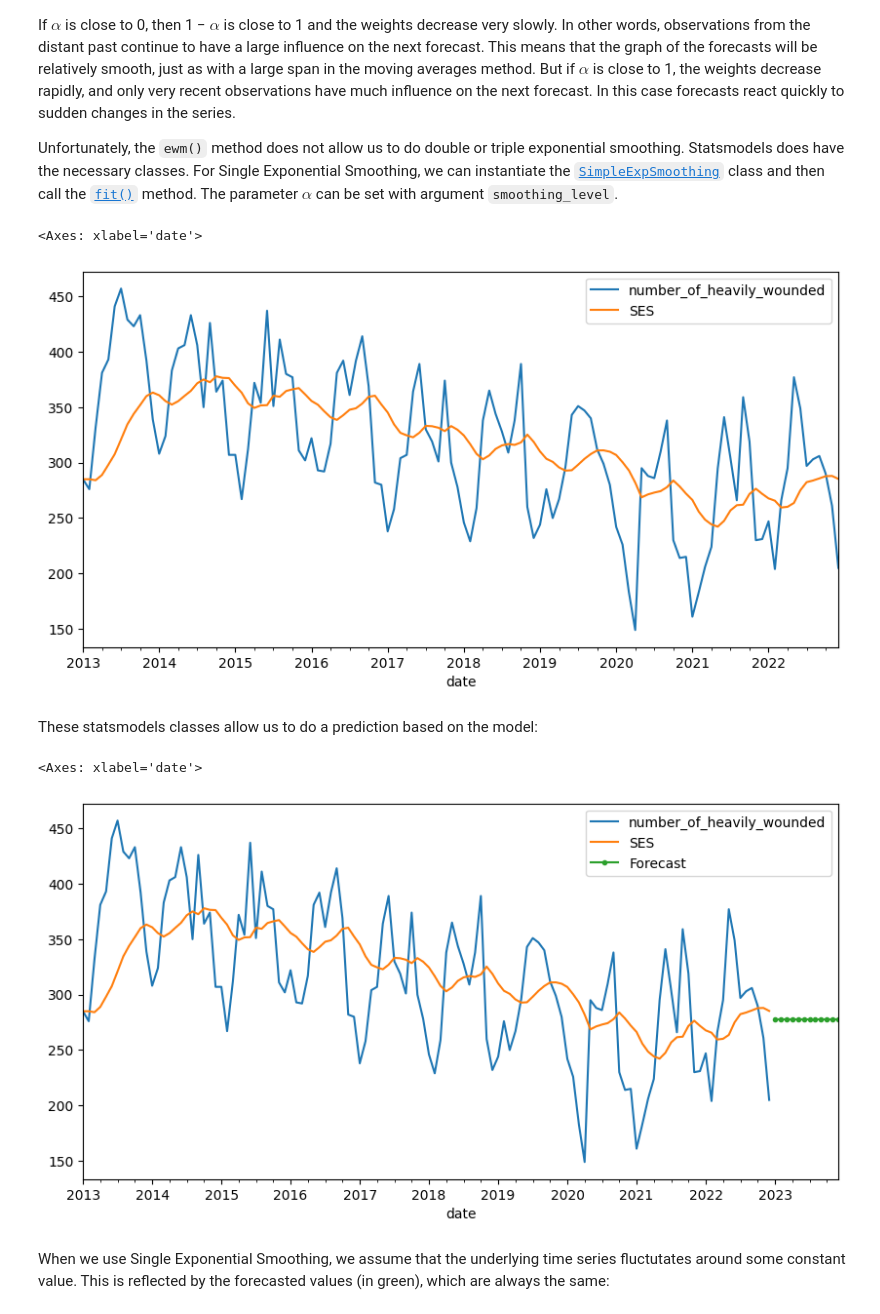
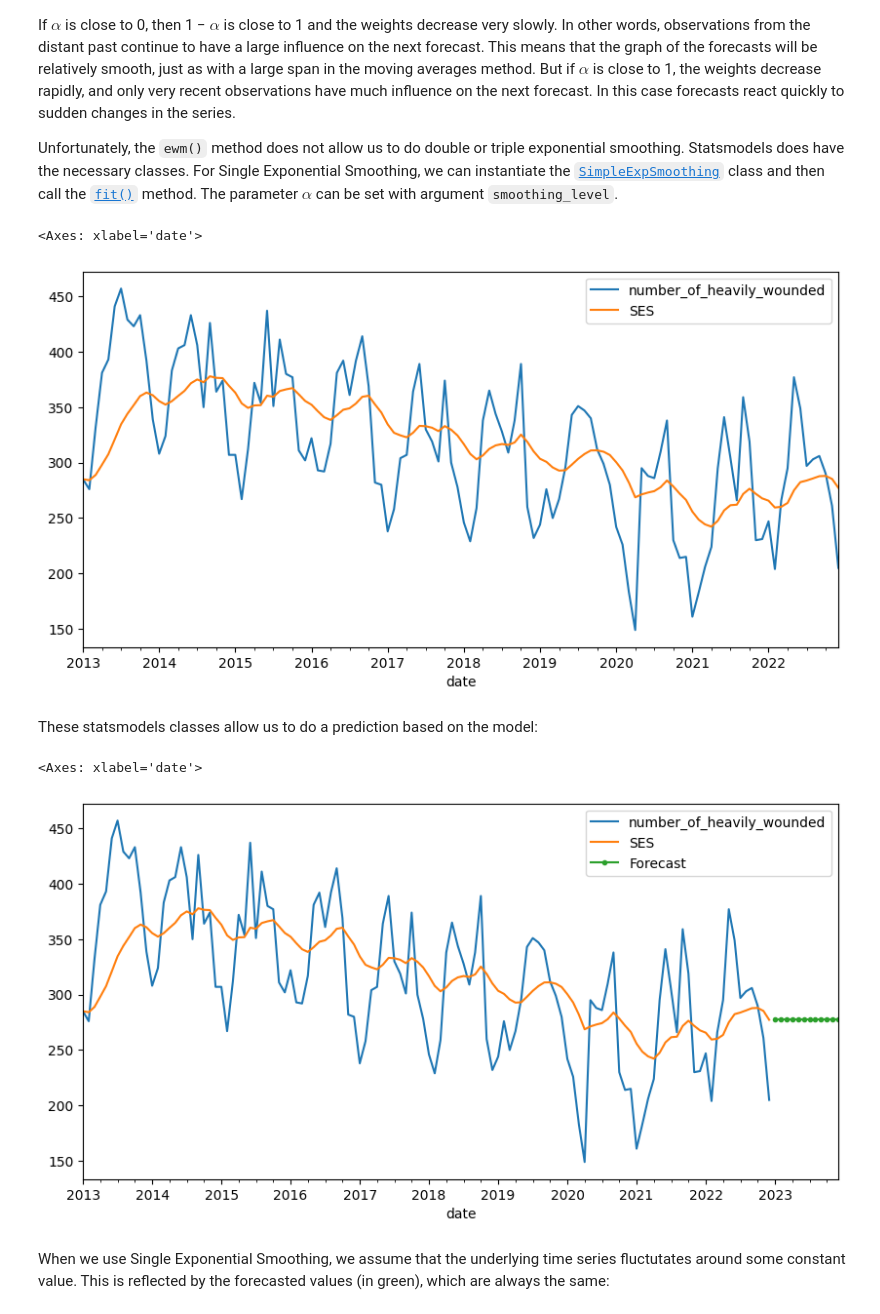
Before and after one commit to HoGentTIN/dsai-labs, a Jupyter notebook: 7-time-series/demo-7.01-time-series.ipynb, the cells around one changed output. Drawn from its saved outputs; the diff is of its cells as text; code cells hidden in the pictures.

```diff
--- a/7-time-series/demo-7.01-time-series.ipynb
+++ b/7-time-series/demo-7.01-time-series.ipynb
@@ -258,11 +269,11 @@ Unfortunately, the `ewm()` method does not allow us to do double or triple expon
 # %%
 from statsmodels.tsa.holtwinters import SimpleExpSmoothing
 data_ses = SimpleExpSmoothing(data['number_of_heavily_wounded']).fit(smoothing_level=0.1)
-data['SES'] = data_ses.fittedvalues
+data['SES'] = data_ses.level
 data.plot(y=['number_of_heavily_wounded',  'SES'], figsize=[10,5])
 # %% [output]
 <Axes: xlabel='date'>
-[figure, old version]
+[figure, new version]
 # %% [markdown]
 These statsmodels classes allow us to do a prediction based on the model:
 # %%
@@ -272,7 +283,7 @@ data.plot(y=['number_of_heavily_wounded',  'SES'], figsize=[10,5])
 data_ses_fcast.plot(marker='.', legend=True, label='Forecast')
 # %% [output]
 <Axes: xlabel='date'>
-[figure, old version]
+[figure, new version]
 # %% [markdown]
 When we use Single Exponential Smoothing, we assume that the underlying time series fluctutates around some constant value. This is reflected by the forecasted values (in green), which are always the same:
 # %%
```
Also changed, not shown: parts of 14 cells of this notebook.
